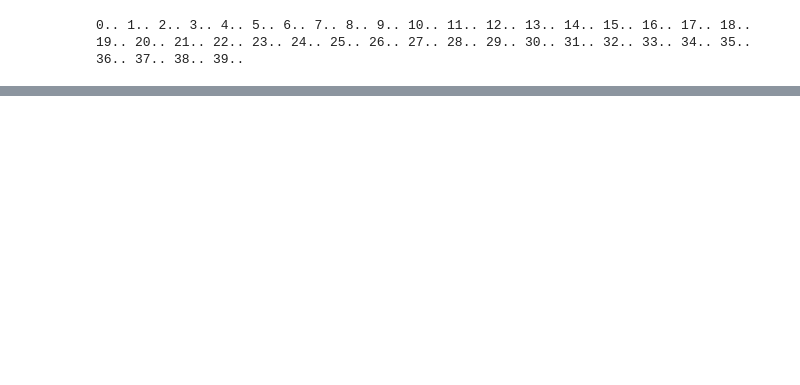
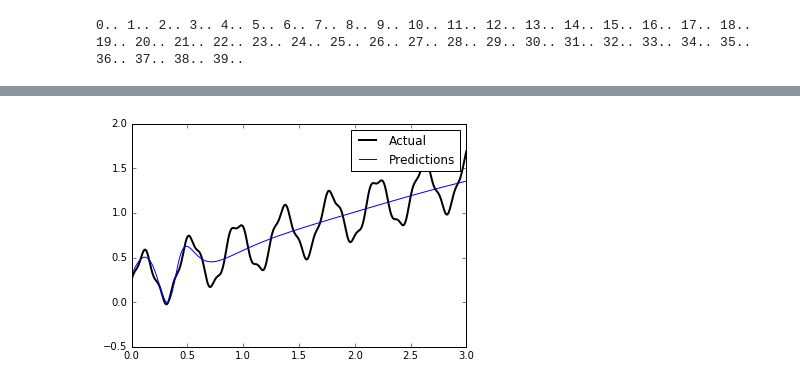
Before and after one commit to rays2pix/DeepLearning_Erocks, a Jupyter notebook: 002-Function Approximation.ipynb, the cells around one changed output, grey strips where cells are left out. Cells and saved outputs as stored; diff of their text form; code cells hidden in the pictures; blank space fills up the shorter version.

```diff
--- a/002-Function Approximation.ipynb
+++ b/002-Function Approximation.ipynb
@@ -78,0 +110,13 @@ plot.show()
+# %%
+predictions=[]
+predictions.append([rate,N.predict(X)])
+
+fig, ax=plot.subplots(1,1)
+
+ax.plot(X,y, label='Actual', linewidth=2, color='black')
+for data in predictions:
+    ax.plot(X,data[1],label="Predictions")
+    ax.legend()
+plot.show()
+# %% [output]
+[figure, added]
```
Also changed, not shown: parts of 10 cells of this notebook.
